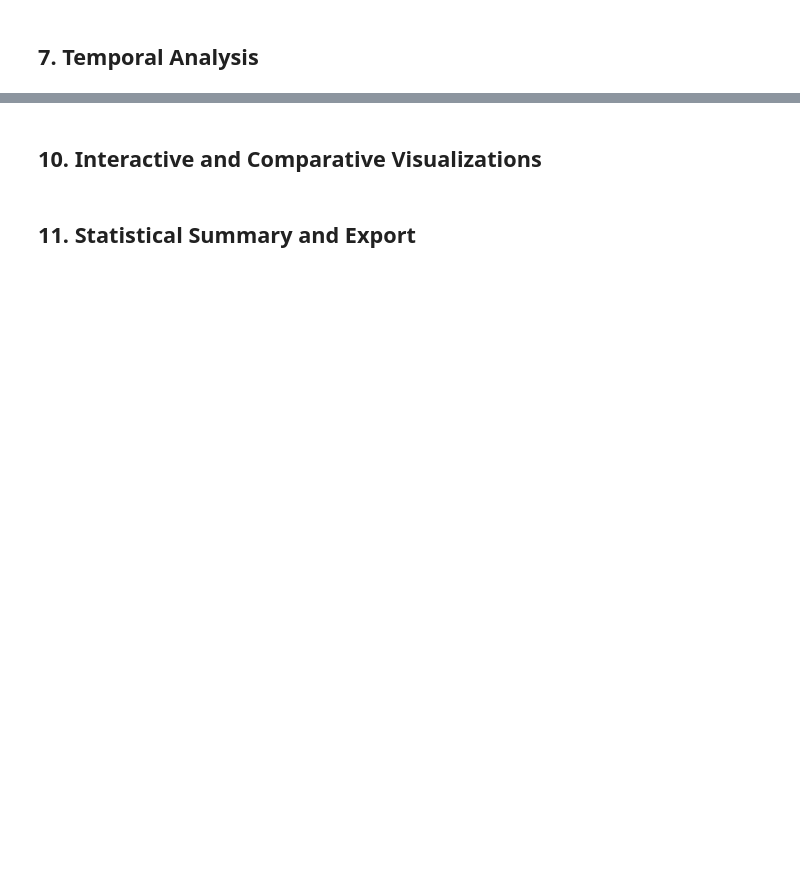
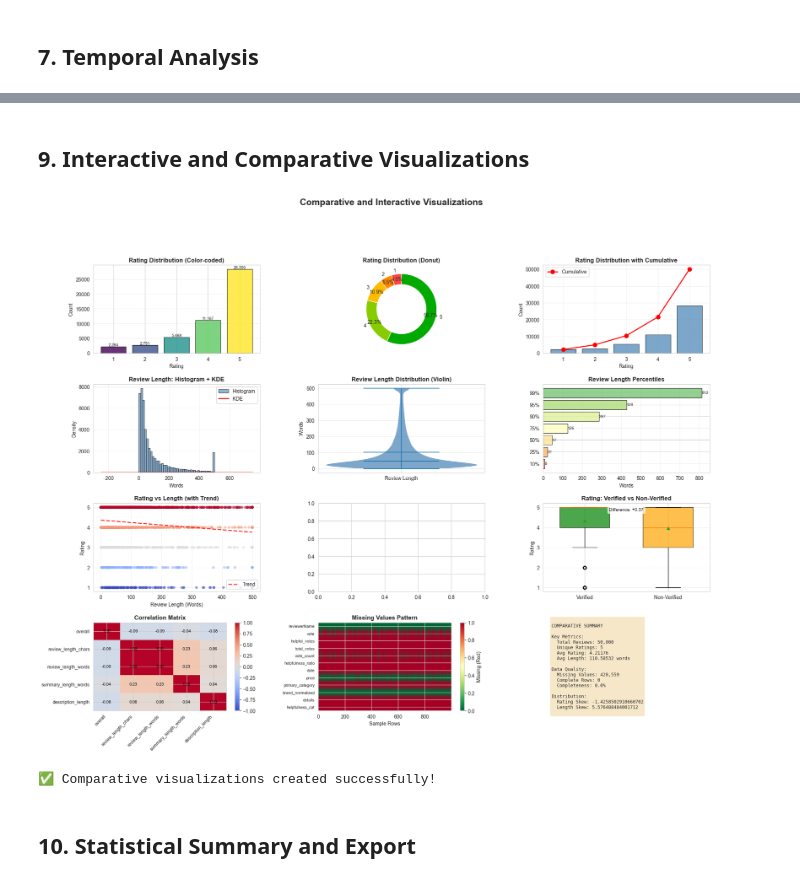
Before and after one commit to GedionAfework/Ecommerce-Insights, a Jupyter notebook: notebooks/01_eda_analysis.ipynb, the cells around one changed output, grey strips where cells are left out. Saved outputs shown, nothing was run; the diff lists cells and outputs as text; code cells hidden in the pictures; blank space fills up the shorter version.

```diff
--- a/notebooks/01_eda_analysis.ipynb
+++ b/notebooks/01_eda_analysis.ipynb
@@ -1947,5 +2102,5 @@ if 'review_length_words' in df_sample.columns and 'overall' in df_sample.columns
 # %% [markdown]
-## 10. Interactive and Comparative Visualizations
+## 9. Interactive and Comparative Visualizations
 # %%
 # Comparative and interactive-style visualizations
 fig = plt.figure(figsize=(22, 16))
@@ -2130,39 +2285,42 @@ if missing.sum().sum() > 0:
 else:
     ax11.text(0.5, 0.5, 'No missing values!', ha='center', va='center',
              transform=ax11.transAxes, fontsize=12, fontweight='bold')
     ax11.set_title('Missing Values Pattern', fontsize=12, fontweight='bold')
 
 # 12. Summary statistics panel
 ax12 = fig.add_subplot(gs[3, 2])
 ax12.axis('off')
 summary_text = f"""
 COMPARATIVE SUMMARY
 
 Key Metrics:
   Total Reviews: {len(df_sample):,}
   Unique Ratings: {df_sample['overall'].nunique() if 'overall' in df_sample.columns else 'N/A'}
-  Avg Rating: {df_sample['overall'].mean():.2f if 'overall' in df_sample.columns else 'N/A'}
-  Avg Length: {df_sample['review_length_words'].mean():.0f if 'review_length_words' in df_sample.columns else 'N/A'} words
+  Avg Rating: {df_sample['overall'].mean() if 'overall' in df_sample.columns else 'N/A'}
+  Avg Length: {df_sample['review_length_words'].mean() if 'review_length_words' in df_sample.columns else 'N/A'} words
 
 Data Quality:
   Missing Values: {df_sample.isnull().sum().sum():,}
   Complete Rows: {df_sample.dropna().shape[0]:,}
   Completeness: {df_sample.dropna().shape[0]/len(df_sample)*100:.1f}%
 
 Distribution:
-  Rating Skew: {df_sample['overall'].skew():.3f if 'overall' in df_sample.columns else 'N/A'}
-  Length Skew: {df_sample['review_length_words'].skew():.3f if 'review_length_words' in df_sample.columns else 'N/A'}
+  Rating Skew: {df_sample['overall'].skew() if 'overall' in df_sample.columns else 'N/A'}
+  Length Skew: {df_sample['review_length_words'].skew() if 'review_length_words' in df_sample.columns else 'N/A'}
 """
 ax12.text(0.05, 0.5, summary_text, fontsize=9, family='monospace',
          verticalalignment='center', bbox=dict(boxstyle='round', facecolor='wheat', alpha=0.7))
 
 plt.suptitle('Comparative and Interactive Visualizations', fontsize=18, fontweight='bold', y=0.995)
 plt.savefig(FIGURES_DIR / 'comparative_visualizations.png', dpi=300, bbox_inches='tight')
 plt.show()
 
 print("\n✅ Comparative visualizations created successfully!")
+# %% [output]
+[figure, added]
+✅ Comparative visualizations created successfully!
 # %% [markdown]
-## 11. Statistical Summary and Export
+## 10. Statistical Summary and Export
 # %%
 # Generate comprehensive statistical summary and export
 print("=" * 80)
```
Also changed, not shown: parts of 25 cells of this notebook, 20 other files.
